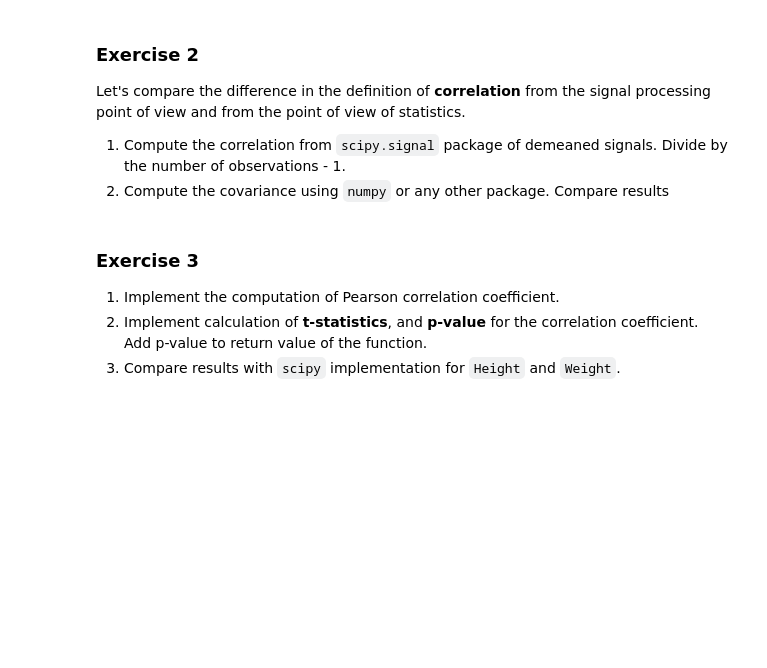
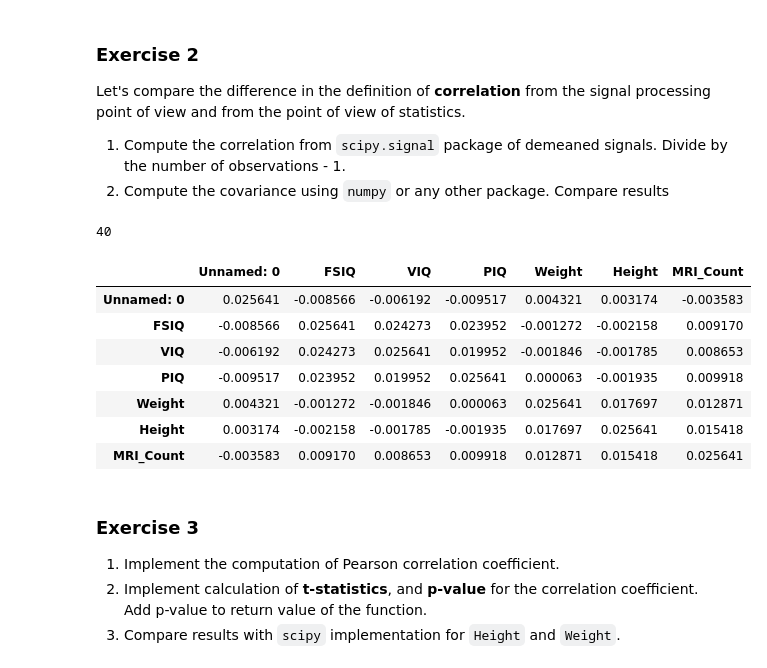
Before and after one commit to fafasonga/advstat-labs, a Jupyter notebook: Lab02/Lab02.ipynb, the cells around one changed output. Drawn from its saved outputs; the diff is of its cells as text; code cells hidden in the pictures; blank space fills up the shorter version.

```diff
--- a/Lab02/Lab02.ipynb
+++ b/Lab02/Lab02.ipynb
@@ -123,7 +123,8 @@ $$ corr(x,y) = \frac{\sum\limits_{i=1}^n(x_i-\bar{x})(y_i-\bar{y})}{\sqrt {\sum\
 import pandas as pd
 data = pd.read_csv('examples/brain_size.csv', sep=';', na_values=".")
 data.fillna(data.mean(), inplace=True)
-data.corr()
+h=data.corr()
+h
 # %% [output]
 |  | Unnamed: 0 | FSIQ | VIQ | PIQ | Weight | Height | MRI_Count |
 | Unnamed: 0 | 1.000000 | -0.334072 | -0.241473 | -0.371150 | 0.168519 | 0.123772 | -0.139724 |
@@ -169,6 +170,22 @@ Let's compare the difference in the definition of **correlation** from the signa
 2. Compute the covariance using `numpy` or any other package. Compare results
 # %%
 # compute demeaned correlation divided by n-1 using scipy.signal
+n = len(data)
+n
+# %% [output]
+40
+# %%
+t=h / (n-1)
+t
+# %% [output]
+|  | Unnamed: 0 | FSIQ | VIQ | PIQ | Weight | Height | MRI_Count |
+| Unnamed: 0 | 0.025641 | -0.008566 | -0.006192 | -0.009517 | 0.004321 | 0.003174 | -0.003583 |
+| FSIQ | -0.008566 | 0.025641 | 0.024273 | 0.023952 | -0.001272 | -0.002158 | 0.009170 |
+| VIQ | -0.006192 | 0.024273 | 0.025641 | 0.019952 | -0.001846 | -0.001785 | 0.008653 |
+| PIQ | -0.009517 | 0.023952 | 0.019952 | 0.025641 | 0.000063 | -0.001935 | 0.009918 |
+| Weight | 0.004321 | -0.001272 | -0.001846 | 0.000063 | 0.025641 | 0.017697 | 0.012871 |
+| Height | 0.003174 | -0.002158 | -0.001785 | -0.001935 | 0.017697 | 0.025641 | 0.015418 |
+| MRI_Count | -0.003583 | 0.009170 | 0.008653 | 0.009918 | 0.012871 | 0.015418 | 0.025641 |
 # %%
 # compute covariance using numpy
 # %% [markdown]
```
Also changed, not shown: parts of 6 cells of this notebook.
